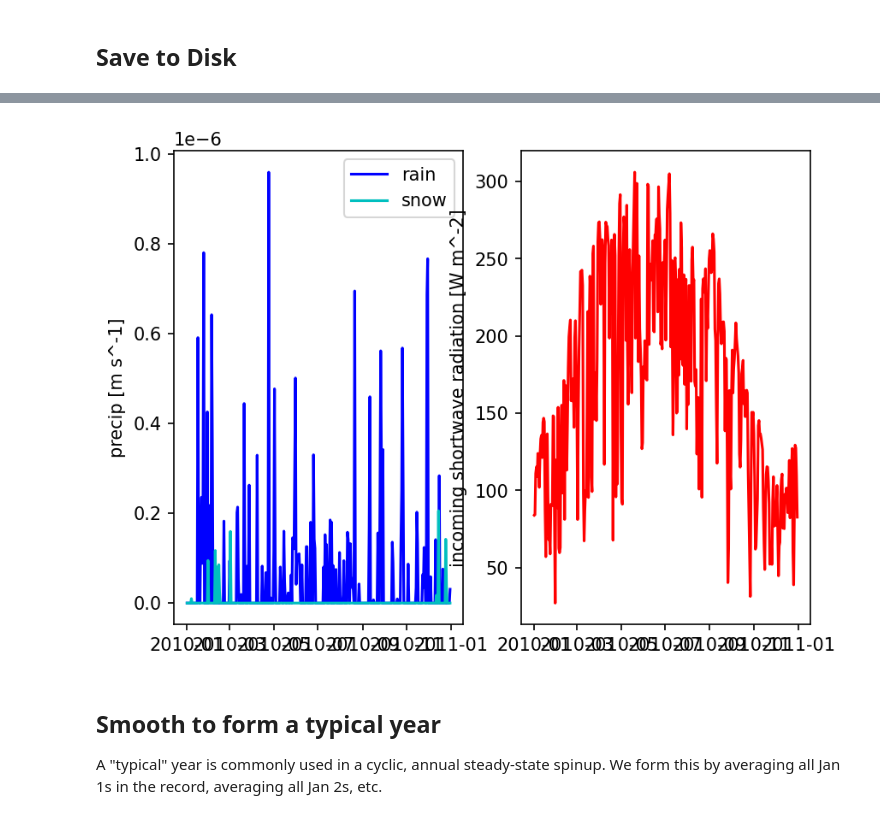
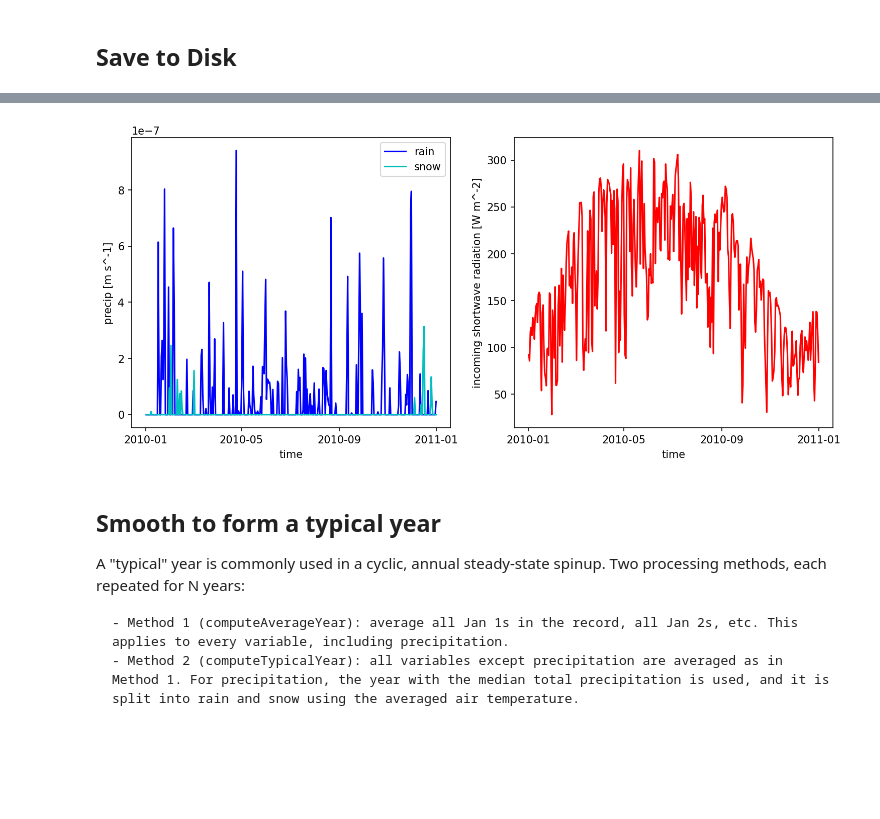
Before and after one commit to environmental-modeling-workflows/watershed-workflow, a Jupyter notebook: examples/get_Daymet.ipynb, the cells around one changed output, grey strips where cells are left out. Drawn from its saved outputs; the diff is of its cells as text; code cells hidden in the pictures; blank space fills up the shorter version.

```diff
--- a/examples/get_Daymet.ipynb
+++ b/examples/get_Daymet.ipynb
@@ -81,6 +76,6 @@ print(bounds[2] - bounds[0], bounds[3] - bounds[1])
 returned raw data has `dim(nband, ncol, nrow)`
 # %%
 startdate = "2010-1-1"
-enddate = "2014-1-1"
+enddate = "2013-12-31"
 # %%
 # setting vars = None to download all available variables
@@ -115,2 +88,0 @@ print(type(met_data))
-# %%
-met_data_warped = watershed_workflow.utils.dataset(met_data, dst_crs=crs)
@@ -117,3 +93,8 @@ met_data_warped = watershed_workflow.utils.dataset(met_data, dst_crs=crs)
+# %%
+if coweeta.crs != watershed_workflow.crs.daymet_crs:
+    met_data_warped = watershed_workflow.utils.warpDataset(met_data, coweeta.crs, 'bilinear')
+else:
+    met_data_warped = met_data
 # %%
 # Plot the original and reprojected datasets
 ivar = 'tmax'
@@ -148,8 +130,10 @@ Write raw daymet data to a single HDF5 file.
 # %%
+met_data_warped_ats = watershed_workflow.properties.meteorology.convertDayMetToATS(met_data_warped)
 
-filename = os.path.join('Coweeta','output_data', 'watershed_daymet-raw.h5')
-watershed_workflow.io.write_dataset_to_hdf5(
+filename = os.path.join('Coweeta', 'output_data', 'watershed_daymet-ats.h5')
+watershed_workflow.io.writeDatasetToHDF5(
     filename,
-    met_data_warped,
-    watershed_workflow.daymet.getAttributes(bounds, startdate, enddate))
+    met_data_warped_ats,
+    met_data_warped_ats.attrs
+)
 # %% [output]
@@ -174,26 +142,25 @@ watershed_workflow.io.write_dataset_to_hdf5(
 # %%
 # plot one pixel as a function of time
-fig = plt.figure()
-ax = fig.add_subplot(121)
+fig, ax = plt.subplots(1,2, figsize=(12,5))
 
-times = np.array([datetime.datetime(*t.timetuple()[0:6]) for t in met_data_ats.times])
-prain = met_data_ats['precipitation rain [m s^-1]'].data[:,5,5]
-psnow = met_data_ats['precipitation snow [m SWE s^-1]'].data[:,5,5]
+met_data_single_pixel = met_data_warped_ats.isel({'time':slice(0,365),
+                                           'x' : 5,
+                                           'y' : 5})
 
-ax.plot(times[0:365], prain[0:365], 'b', label='rain')
-ax.plot(times[0:365], psnow[0:365], 'c', label='snow')
-ax.set_ylabel('precip [m s^-1]')
-ax.legend()
+met_data_single_pixel['precipitation rain [m s^-1]'].plot(ax=ax[0], color='b', label='rain')
+met_data_single_pixel['precipitation snow [m SWE s^-1]'].plot(ax=ax[0], color='c', label='snow')
+ax[0].set_ylabel('precip [m s^-1]')
+ax[0].set_title('')
+ax[0].legend()
 
-ax = fig.add_subplot(122)
-qswin = met_data_ats['incoming shortwave radiation [W m^-2]'].data[:,5,5]
-ax.plot(times[0:365], qswin[0:365], 'r')
-ax.set_ylabel('incoming shortwave radiation [W m^-2]')
-
-
-plt.show()
+met_data_single_pixel['incoming shortwave radiation [W m^-2]'].plot(ax=ax[1], color='r', label='qSW_in')
+ax[1].set_ylabel('incoming shortwave radiation [W m^-2]')
+ax[1].set_title('');
 # %% [output]
-[figure, old version]
+[figure, new version]
 # %% [markdown]
 ## Smooth to form a typical year
-A "typical" year is commonly used in a cyclic, annual steady-state spinup. We form this by averaging all Jan 1s in the record, averaging all Jan 2s, etc.
+A "typical" year is commonly used in a cyclic, annual steady-state spinup. Two processing methods, each repeated for N years:
+
+    - Method 1 (computeAverageYear): average all Jan 1s in the record, all Jan 2s, etc. This applies to every variable, including precipitation.
+    - Method 2 (computeTypicalYear): all variables except precipitation are averaged as in Method 1. For precipitation, the year with the median total precipitation is used, and it is split into rain and snow using the averaged air temperature.
```
Also changed, not shown: parts of 22 cells of this notebook, 5 other files.
